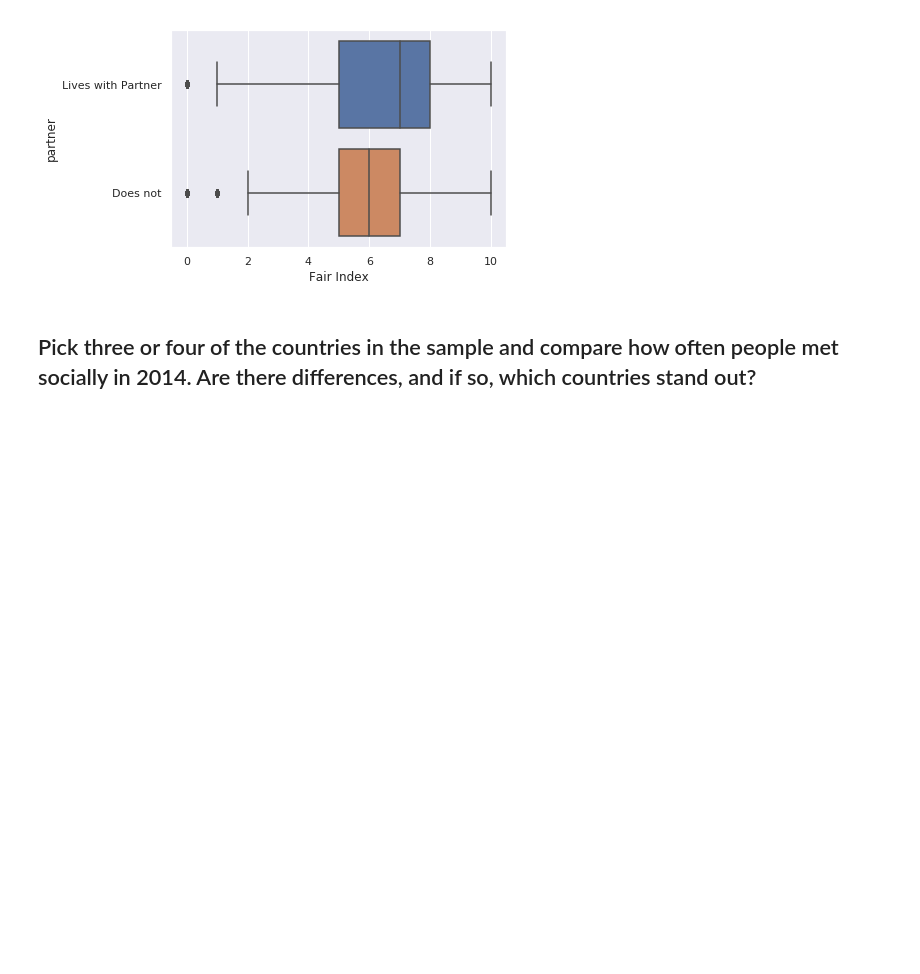
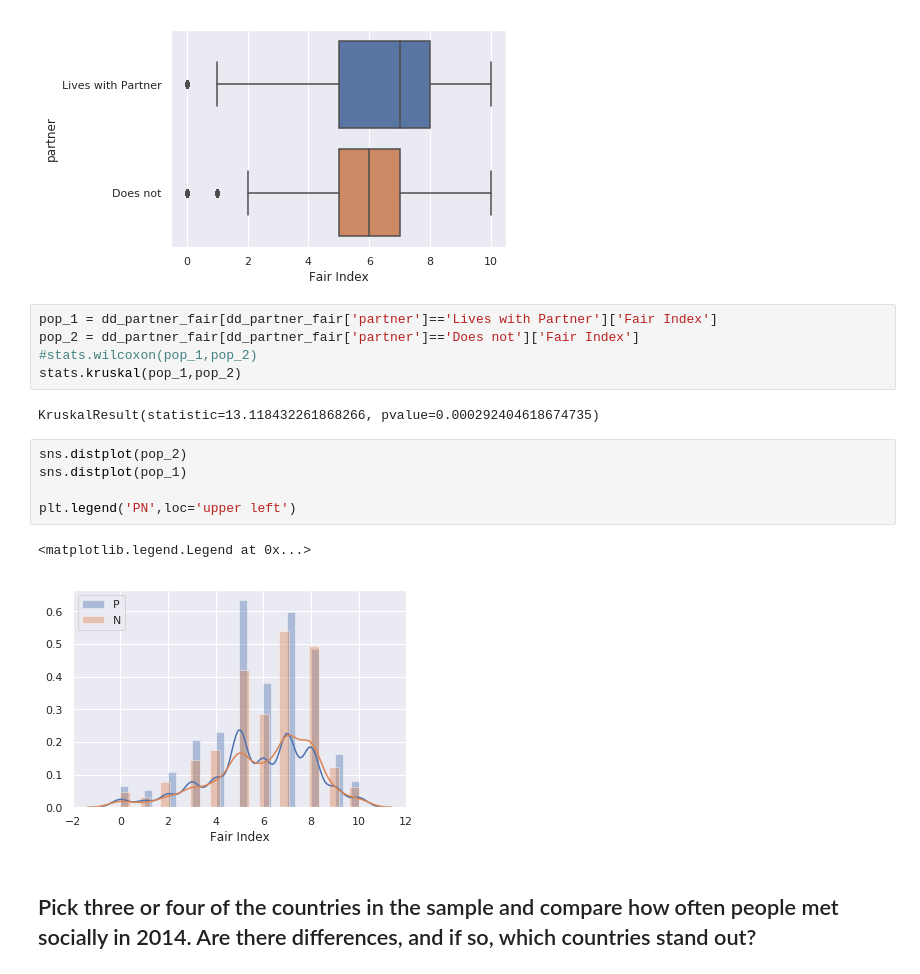
Before and after one commit to zdwhite/Thinkful-Unit-5, a Jupyter notebook: Challenge_What_test_to_use.ipynb, the cells around one changed output. Cells and saved outputs as stored; diff of their text form; blank space fills up the shorter version.

```diff
--- a/Challenge_What_test_to_use.ipynb
+++ b/Challenge_What_test_to_use.ipynb
@@ -335,5 +338,20 @@ sns.boxplot(y='partner',x='Fair Index',data=dd_partner_fair,orient ='h')
 # %% [output]
 <matplotlib.axes._subplots.AxesSubplot at 0x...>
 [figure]
+# %%
+pop_1 = dd_partner_fair[dd_partner_fair['partner']=='Lives with Partner']['Fair Index']
+pop_2 = dd_partner_fair[dd_partner_fair['partner']=='Does not']['Fair Index']
+#stats.wilcoxon(pop_1,pop_2)
+stats.kruskal(pop_1,pop_2)
+# %% [output]
+KruskalResult(statistic=13.118432261868266, pvalue=0.000292404618674735)
+# %%
+sns.distplot(pop_2)
+sns.distplot(pop_1)
+
+plt.legend('PN',loc='upper left')
+# %% [output]
+<matplotlib.legend.Legend at 0x...>
+[figure, added]
 # %% [markdown]
 
```
Also changed, not shown: parts of 20 cells of this notebook.
